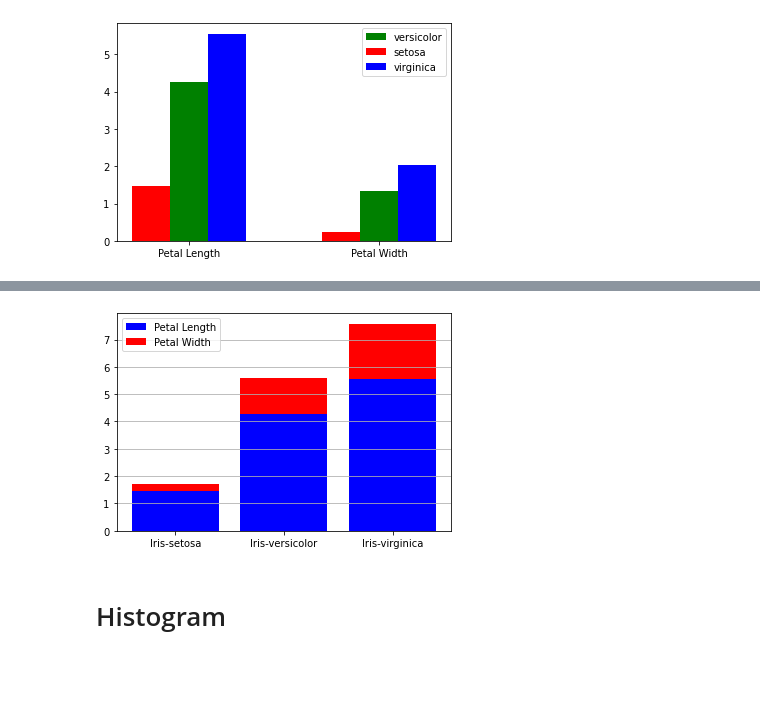
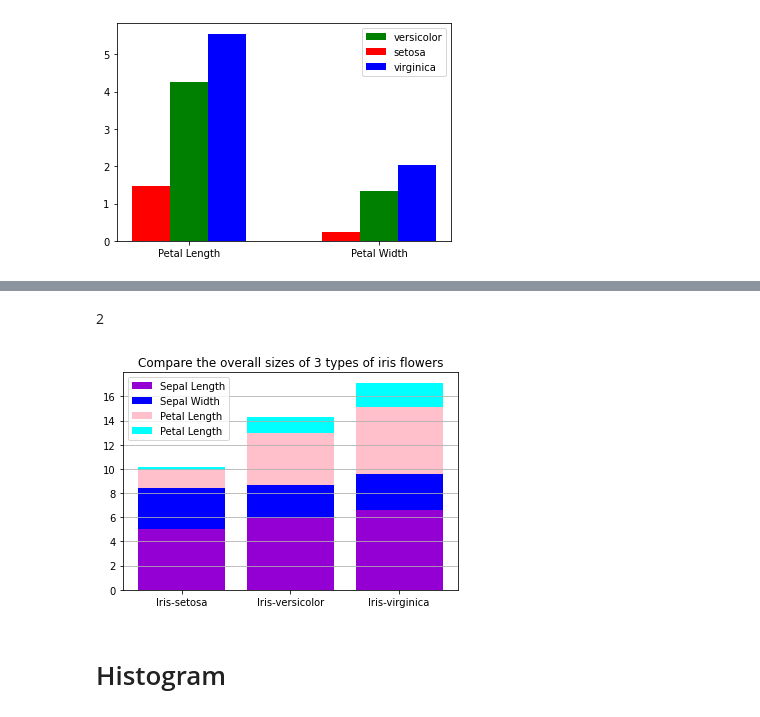
Before and after one commit to Chanakarn06/data_viz_2022, a Jupyter notebook: DataViz04_Data_Comparison.ipynb, the cells around one changed output, grey strips where cells are left out. Drawn from its saved outputs; the diff is of its cells as text; code cells hidden in the pictures; blank space fills up the shorter version.

```diff
--- a/DataViz04_Data_Comparison.ipynb
+++ b/DataViz04_Data_Comparison.ipynb
@@ -341,11 +323,20 @@ ValueError: ignored
+# %% [markdown]
+2
 # %%
-plt.bar([1,2,3],sample_data['PetalLength'],color='b',label='Petal Length')
-plt.bar([1,2,3],sample_data['PetalWidth'],bottom=sample_data['PetalLength'],color='r',label='Petal Width')
+plt.bar([1,2,3],sample_data['SepalLength'],color='darkviolet',label='Sepal Length')
+
+plt.bar([1,2,3],sample_data['SepalWidth'],bottom=sample_data['SepalLength'],color='blue',label='Sepal Width')
+
+plt.bar([1,2,3],sample_data['PetalLength'],bottom=sample_data['SepalLength']+sample_data['SepalWidth'],color='pink',label='Petal Length')
+
+plt.bar([1,2,3],sample_data['PetalWidth'],bottom=sample_data['SepalLength']+sample_data['SepalWidth']+sample_data['PetalLength'],color='aqua',label='Petal Length')
+
+plt.title('Compare the overall sizes of 3 types of iris flowers')
 plt.xticks([1,2,3], sample_data.reset_index()['Name'])
 plt.grid(True,axis='y')
 plt.legend();
 # %% [output]
-[figure, old version]
+[figure, new version]
 # %% [markdown]
 # Histogram
 # %% [markdown]
```
Also changed, not shown: parts of 3 cells of this notebook.
